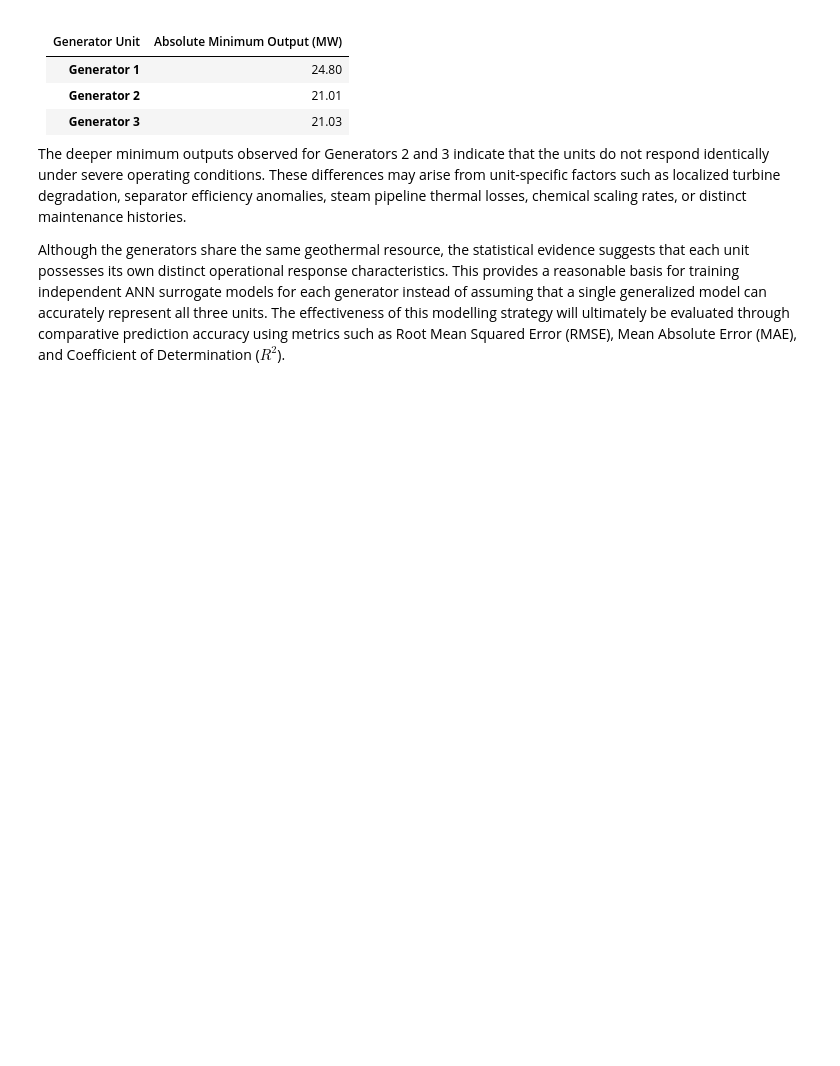
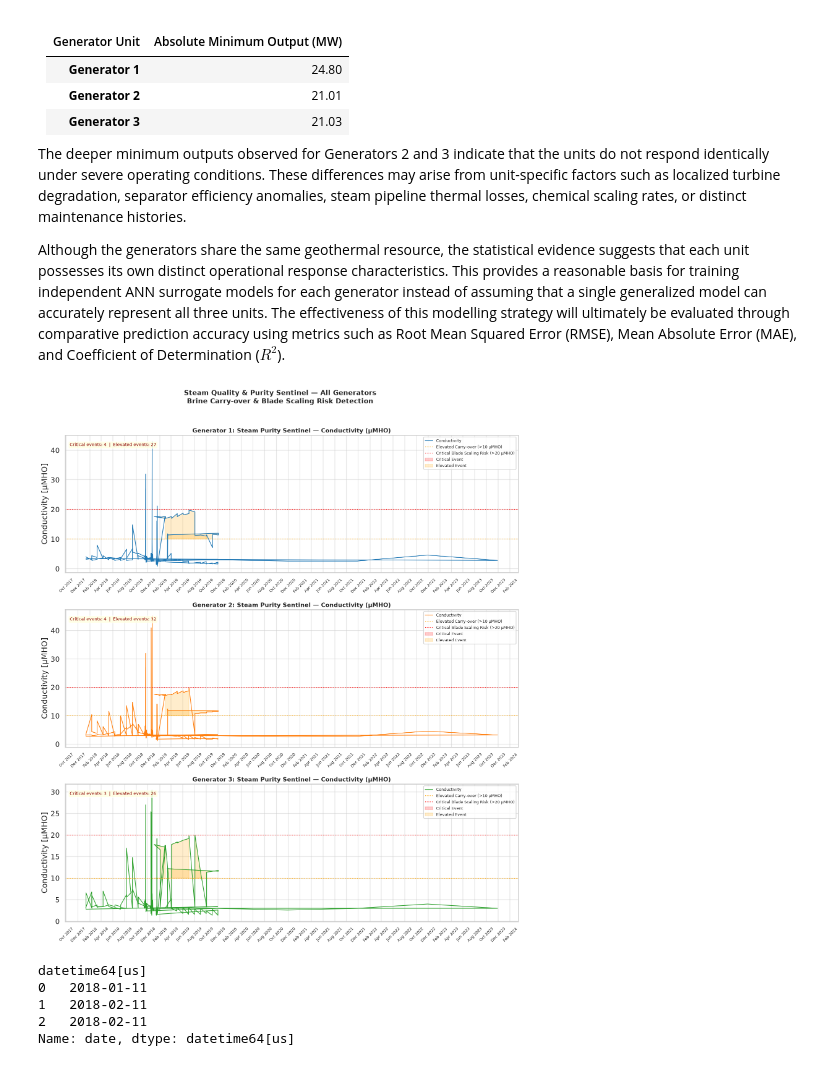
Before and after one commit to Darlene-13/double-flash-geothermal, a Jupyter notebook: notebooks/00_explanatory_data_analysis.ipynb, the cells around one changed output. Saved outputs shown, nothing was run; the diff lists cells and outputs as text; code cells hidden in the pictures; blank space fills up the shorter version.

```diff
--- a/notebooks/00_explanatory_data_analysis.ipynb
+++ b/notebooks/00_explanatory_data_analysis.ipynb
@@ -543,3 +546,68 @@ The deeper minimum outputs observed for Generators 2 and 3 indicate that the uni
 
 
 Although the generators share the same geothermal resource, the statistical evidence suggests that each unit possesses its own distinct operational response characteristics. This provides a reasonable basis for training independent ANN surrogate models for each generator instead of assuming that a single generalized model can accurately represent all three units. The effectiveness of this modelling strategy will ultimately be evaluated through comparative prediction accuracy using metrics such as Root Mean Squared Error (RMSE), Mean Absolute Error (MAE), and Coefficient of Determination ($R^2$).
+# %%
+import matplotlib.dates as mdates
+
+fig, axes = plt.subplots(3, 1, figsize=(16, 18), sharex=False)
+
+generators = [
+    (gen1_clean, 'Generator 1', '#1f77b4'),
+    (gen2_clean, 'Generator 2', '#ff7f0e'),
+    (gen3_clean, 'Generator 3', '#2ca02c'),
+]
+
+for ax, (df, name, color) in zip(axes, generators):
+    # Make sure date is datetime
+    df = df.copy()
+    df['date'] = pd.to_datetime(df['date'])
+
+    ax.plot(df['date'], df['conductivity_uMHO'],
+            color=color, linewidth=1.5, label='Conductivity')
+
+    ax.axhline(y=10.0, color='orange', linestyle=':', linewidth=1.5,
+               label='Elevated Carry-over (>10 μMHO)')
+    ax.axhline(y=20.0, color='red', linestyle=':', linewidth=1.5,
+               label='Critical Blade Scaling Risk (>20 μMHO)')
+
+    ax.fill_between(df['date'], 20.0, df['conductivity_uMHO'],
+                    where=(df['conductivity_uMHO'] > 20.0),
+                    color='red', alpha=0.2, label='Critical Event')
+
+    ax.fill_between(df['date'], 10.0, df['conductivity_uMHO'],
+                    where=(df['conductivity_uMHO'] > 10.0) & (df['conductivity_uMHO'] <= 20.0),
+                    color='orange', alpha=0.2, label='Elevated Event')
+
+    ax.set_title(f'{name}: Steam Purity Sentinel — Conductivity (μMHO)',
+                 fontsize=14, fontweight='bold')
+    ax.set_ylabel('Conductivity [μMHO]')
+    ax.legend(loc='upper right', fontsize=9)
+
+    ax.xaxis.set_major_locator(mdates.MonthLocator(interval=2))
+    ax.xaxis.set_major_formatter(mdates.DateFormatter('%b %Y'))
+    ax.tick_params(axis='x', rotation=45, labelsize=9)
+
+    critical = (df['conductivity_uMHO'] > 20.0).sum()
+    elevated = ((df['conductivity_uMHO'] > 10.0) & (df['conductivity_uMHO'] <= 20.0)).sum()
+    ax.text(0.01, 0.92,
+            f'Critical events: {critical}  |  Elevated events: {elevated}',
+            transform=ax.transAxes,
+            fontsize=10, color='darkred',
+            bbox=dict(boxstyle='round,pad=0.3', facecolor='lightyellow', alpha=0.8))
+
+plt.suptitle('Steam Quality & Purity Sentinel — All Generators\nBrine Carry-over & Blade Scaling Risk Detection',
+             fontsize=16, fontweight='bold', y=1.01)
+
+plt.tight_layout()
+plt.show()
+# %% [output]
+[figure, added]
+# %%
+print(gen1_clean['date'].dtype)
+print(gen1_clean['date'].head(3))
+# %% [output]
+datetime64[us]
+0   2018-01-11
+1   2018-02-11
+2   2018-02-11
+Name: date, dtype: datetime64[us]
```
Also changed, not shown: parts of 4 cells of this notebook.
